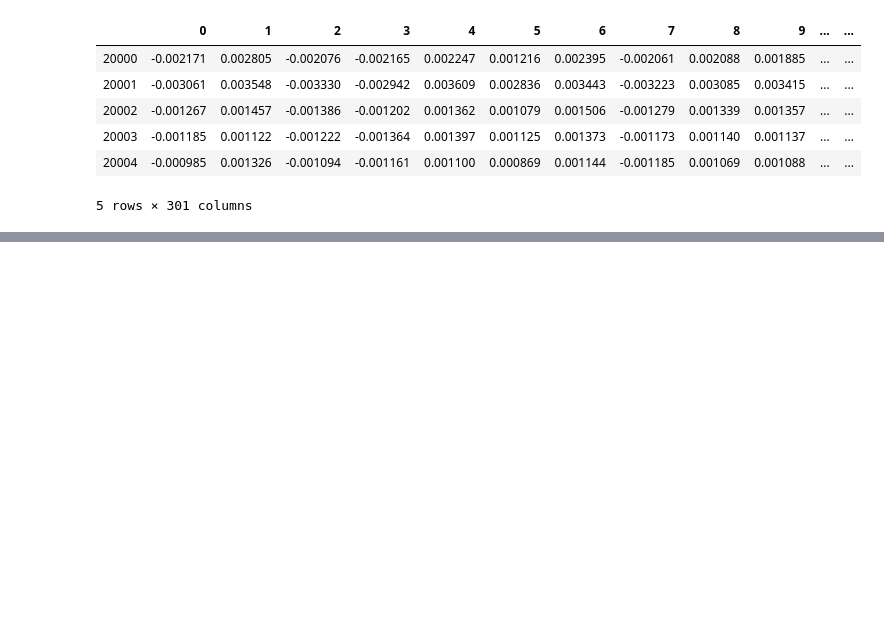
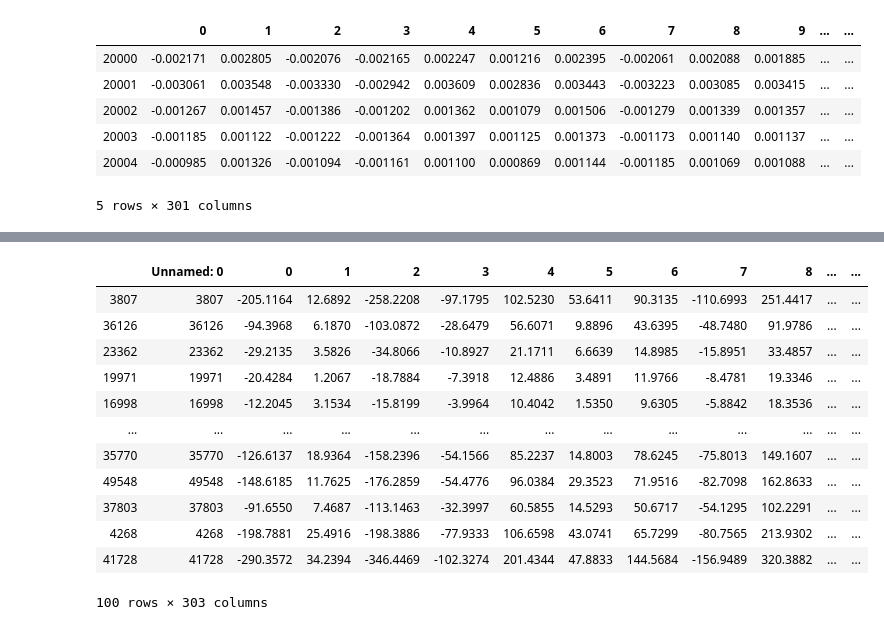
Before and after one commit to sudevschiz/tgnews, a Jupyter notebook: token_embedding.ipynb, the cells around one changed output, grey strips where cells are left out. Drawn from its saved outputs; the diff is of its cells as text; code cells hidden in the pictures; blank space fills up the shorter version.

```diff
--- a/token_embedding.ipynb
+++ b/token_embedding.ipynb
@@ -1,6 +1,6 @@
 # %%
 import pandas as pd
-df = pd.read_csv("pre_processed_50k.csv")
+df = pd.read_csv("Data/pre_processed_50k.csv")
 # %%
 df.head()
 # %% [output]
@@ -139,6 +146,8 @@ Length: 300, dtype: float64
 final["labal"] = thattable["label"]
 # %%
 final.to_csv("final_unit_vector.csv")
+# %%
+final = pd.read_csv("Data/labelled_vector_50000cross301.csv")
 # %%
 # for l in ['Sports', 'Politics', 'Entertainment', 'Finance', 'Tech']:
 #     print(final[final["labal"]==l][0:10])
@@ -164,0 +257,2 @@ final[final["labal"]=="Entertainment"].head()
+# %%
+final["text"] = df.text
@@ -164,0 +261,16 @@ final[final["labal"]=="Entertainment"].head()
+# %%
+final.sample(100)
+# %% [output]
+|  | Unnamed: 0 | 0 | 1 | 2 | 3 | 4 | 5 | 6 | 7 | 8 | ... | ... |
+| 3807 | 3807 | -205.1164 | 12.6892 | -258.2208 | -97.1795 | 102.5230 | 53.6411 | 90.3135 | -110.6993 | 251.4417 | ... | ... |
+| 36126 | 36126 | -94.3968 | 6.1870 | -103.0872 | -28.6479 | 56.6071 | 9.8896 | 43.6395 | -48.7480 | 91.9786 | ... | ... |
+| 23362 | 23362 | -29.2135 | 3.5826 | -34.8066 | -10.8927 | 21.1711 | 6.6639 | 14.8985 | -15.8951 | 33.4857 | ... | ... |
+| 19971 | 19971 | -20.4284 | 1.2067 | -18.7884 | -7.3918 | 12.4886 | 3.4891 | 11.9766 | -8.4781 | 19.3346 | ... | ... |
+| 16998 | 16998 | -12.2045 | 3.1534 | -15.8199 | -3.9964 | 10.4042 | 1.5350 | 9.6305 | -5.8842 | 18.3536 | ... | ... |
+| ... | ... | ... | ... | ... | ... | ... | ... | ... | ... | ... | ... | ... |
+| 35770 | 35770 | -126.6137 | 18.9364 | -158.2396 | -54.1566 | 85.2237 | 14.8003 | 78.6245 | -75.8013 | 149.1607 | ... | ... |
+| 49548 | 49548 | -148.6185 | 11.7625 | -176.2859 | -54.4776 | 96.0384 | 29.3523 | 71.9516 | -82.7098 | 162.8633 | ... | ... |
+| 37803 | 37803 | -91.6550 | 7.4687 | -113.1463 | -32.3997 | 60.5855 | 14.5293 | 50.6717 | -54.1295 | 102.2291 | ... | ... |
+| 4268 | 4268 | -198.7881 | 25.4916 | -198.3886 | -77.9333 | 106.6598 | 43.0741 | 65.7299 | -80.7565 | 213.9302 | ... | ... |
+| 41728 | 41728 | -290.3572 | 34.2394 | -346.4469 | -102.3274 | 201.4344 | 47.8833 | 144.5684 | -156.9489 | 320.3882 | ... | ... |
+100 rows × 303 columns
```
Also changed, not shown: parts of 12 cells of this notebook, 8 other files.
